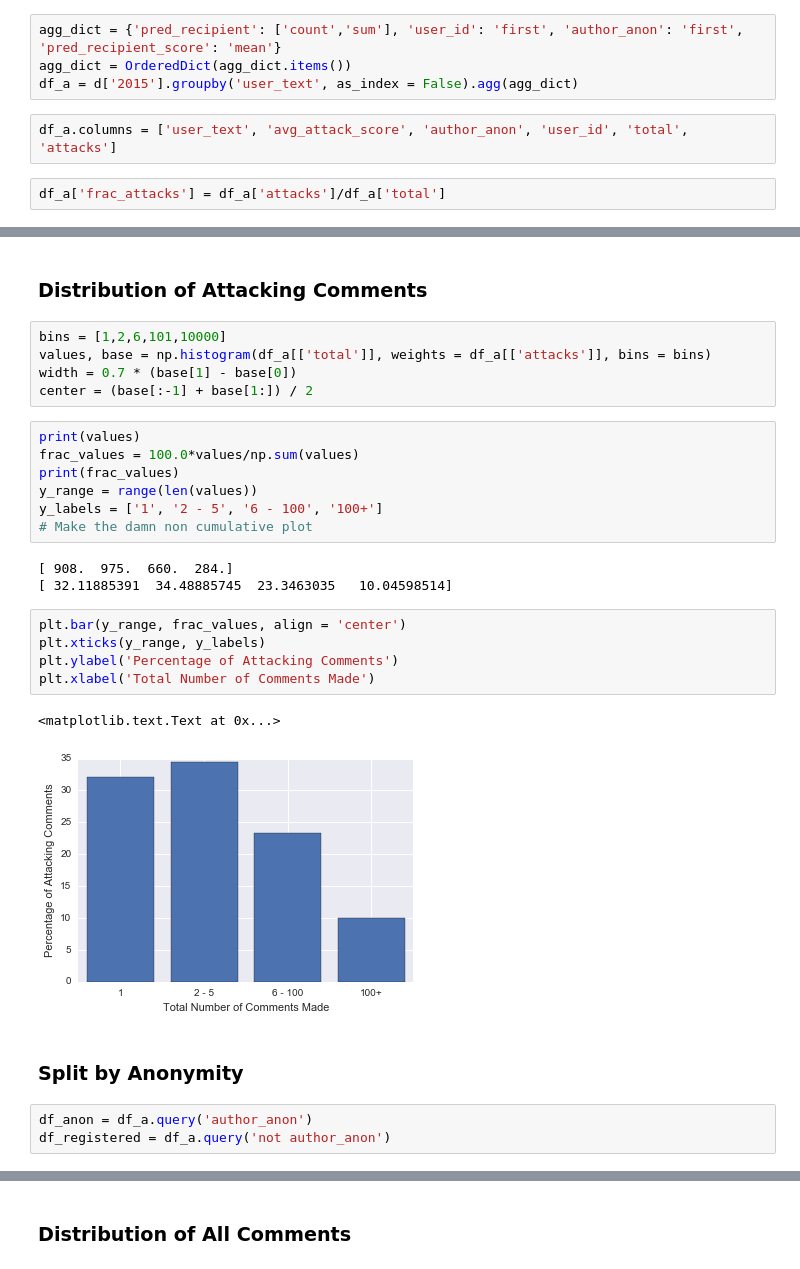
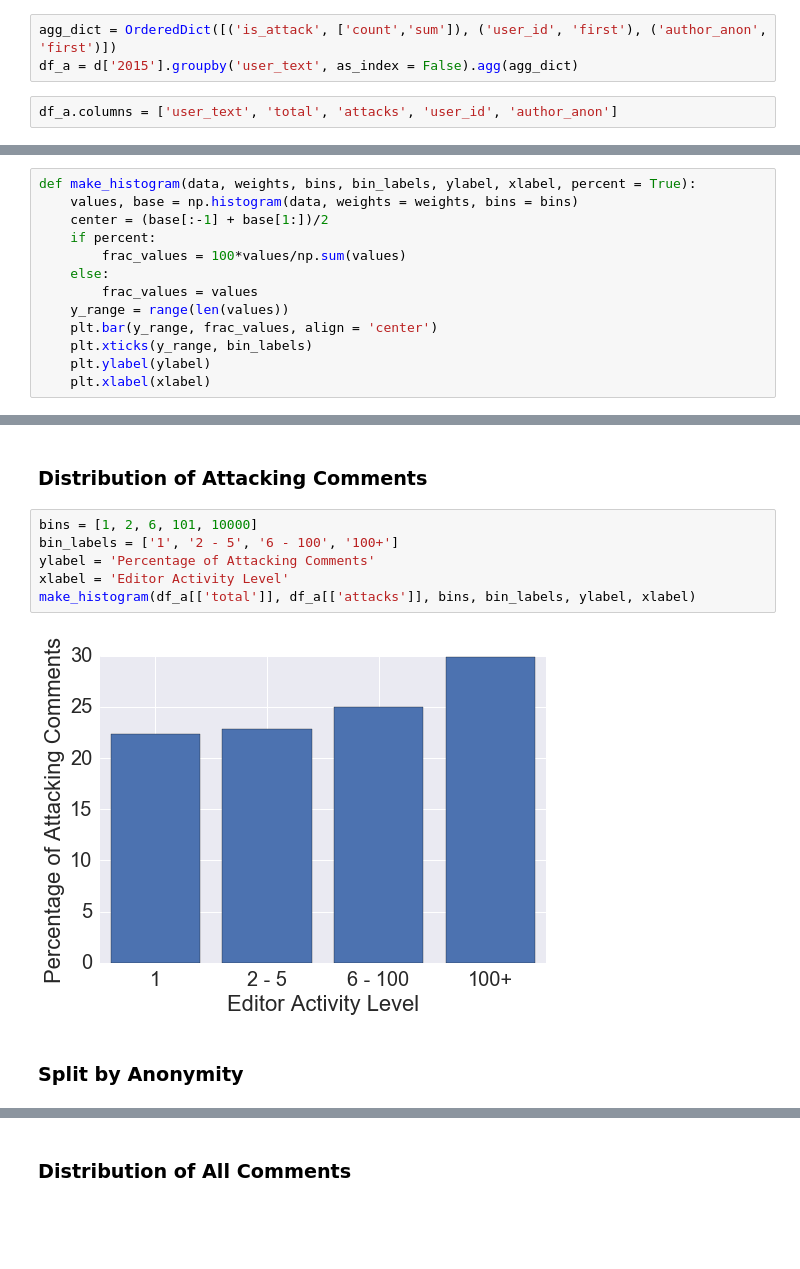
Before and after one commit to ewulczyn/wiki-detox, a Jupyter notebook: src/analysis/Characterizing Attackers by Account Activity.ipynb, the cells around one changed output, grey strips where cells are left out. Saved outputs shown, nothing was run; the diff lists cells and outputs as text; blank space fills up the shorter version.

```diff
--- a/src/analysis/Characterizing Attackers by Account Activity.ipynb
+++ b/src/analysis/Characterizing Attackers by Account Activity.ipynb
@@ -22,8 +27,5 @@ d['2015']['pred_recipient'] = (d['2015']['pred_recipient_score'] > 0.7)
 # %%
-agg_dict = {'pred_recipient': ['count','sum'], 'user_id': 'first', 'author_anon': 'first', 'pred_recipient_score': 'mean'}
-agg_dict = OrderedDict(agg_dict.items())
+agg_dict = OrderedDict([('is_attack', ['count','sum']), ('user_id', 'first'), ('author_anon', 'first')])
 df_a = d['2015'].groupby('user_text', as_index = False).agg(agg_dict)
 # %%
-df_a.columns = ['user_text', 'avg_attack_score', 'author_anon', 'user_id', 'total', 'attacks']
+df_a.columns = ['user_text', 'total', 'attacks', 'user_id', 'author_anon']
-# %%
-df_a['frac_attacks'] = df_a['attacks']/df_a['total']
@@ -35,0 +34,13 @@ X = df_a['frac_attacks']
+# %%
+def make_histogram(data, weights, bins, bin_labels, ylabel, xlabel, percent = True):
+    values, base = np.histogram(data, weights = weights, bins = bins)
+    center = (base[:-1] + base[1:])/2
+    if percent:
+        frac_values = 100*values/np.sum(values)
+    else:
+        frac_values = values
+    y_range = range(len(values))
+    plt.bar(y_range, frac_values, align = 'center')
+    plt.xticks(y_range, bin_labels)
+    plt.ylabel(ylabel)
+    plt.xlabel(xlabel)
@@ -36,30 +61,12 @@ X = df_a['frac_attacks']
 # %% [markdown]
 ### Distribution of Attacking Comments
-# %%
-bins = [1,2,6,101,10000]
-values, base = np.histogram(df_a[['total']], weights = df_a[['attacks']], bins = bins)
-width = 0.7 * (base[1] - base[0])
-center = (base[:-1] + base[1:]) / 2
-# %%
-print(values)
-frac_values = 100.0*values/np.sum(values)
-print(frac_values)
-y_range = range(len(values))
-y_labels = ['1', '2 - 5', '6 - 100', '100+']
-# Make the damn non cumulative plot
-# %% [output]
-[ 908.  975.  660.  284.]
-[ 32.11885391  34.48885745  23.3463035   10.04598514]
-# %%
-plt.bar(y_range, frac_values, align = 'center')
-plt.xticks(y_range, y_labels)
-plt.ylabel('Percentage of Attacking Comments')
-plt.xlabel('Total Number of Comments Made')
-# %% [output]
-<matplotlib.text.Text at 0x...>
-[figure, removed]
+# %%
+bins = [1, 2, 6, 101, 10000]
+bin_labels = ['1', '2 - 5', '6 - 100', '100+']
+ylabel = 'Percentage of Attacking Comments'
+xlabel = 'Editor Activity Level'
+make_histogram(df_a[['total']], df_a[['attacks']], bins, bin_labels, ylabel, xlabel)
+# %% [output]
+[figure, added]
 # %% [markdown]
 ### Split by Anonymity
-# %%
-df_anon = df_a.query('author_anon')
-df_registered = df_a.query('not author_anon')
```
Also changed, not shown: parts of 19 cells of this notebook.
